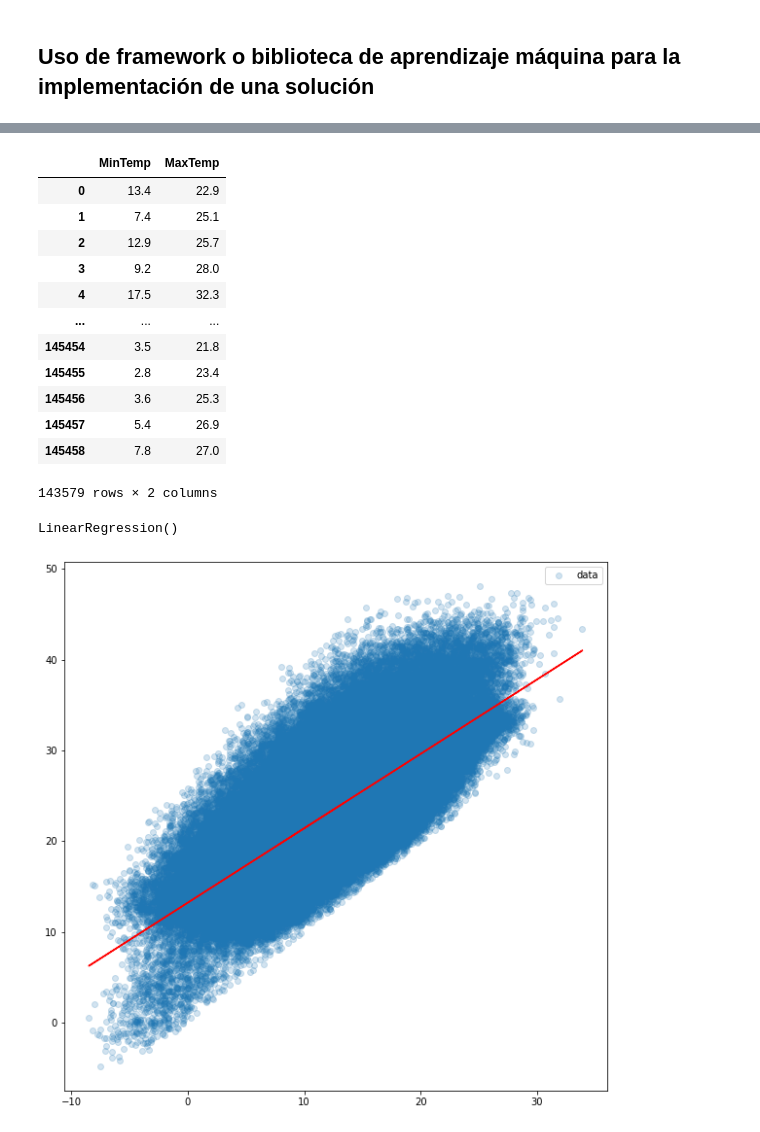
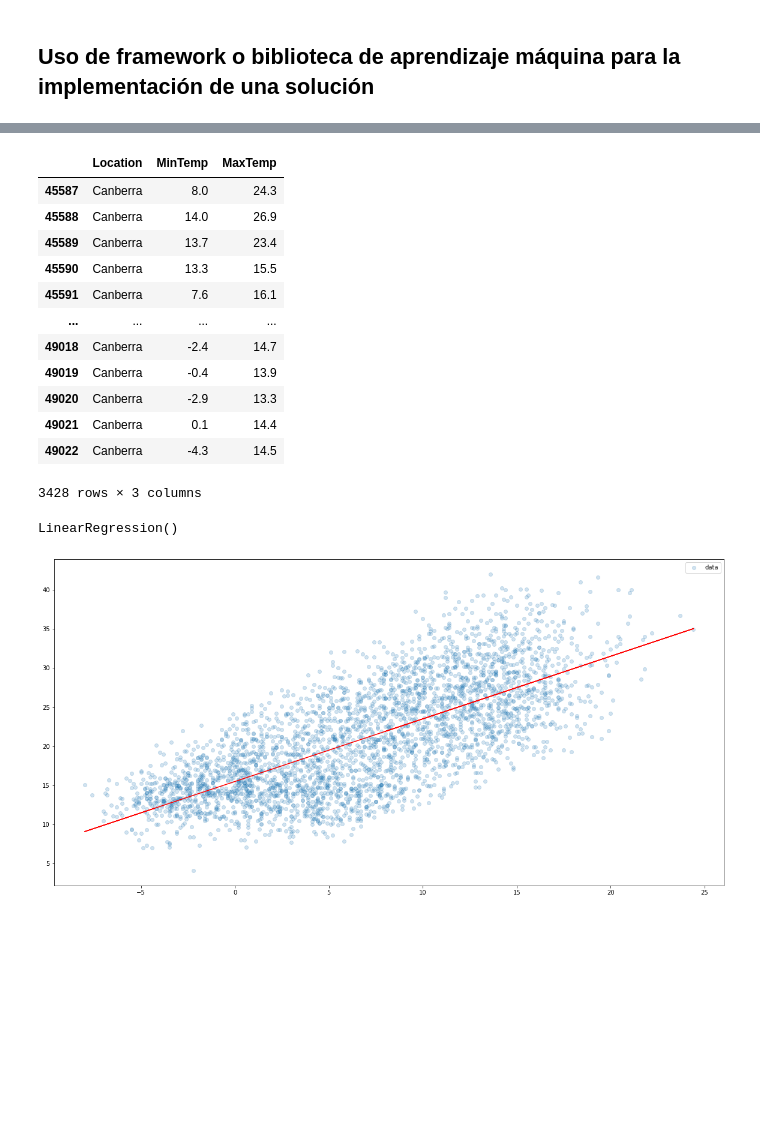
Before and after one commit to Keyuan01/TC3006C_Modulo2_ML, a Jupyter notebook: entregables/regresion_con_framework.ipynb, the cells around one changed output, grey strips where cells are left out. Cells and saved outputs as stored; diff of their text form; code cells hidden in the pictures; blank space fills up the shorter version.

Commit message:
Entregable 3 y correcciones de algunos detalles del modelo

```diff
--- a/entregables/regresion_con_framework.ipynb
+++ b/entregables/regresion_con_framework.ipynb
@@ -11,9 +11,12 @@ from sklearn.linear_model import LinearRegression
 # Importar dataset
 
 # Usar sólo las columnas necesarias
-columns = ['MinTemp', 'MaxTemp']
+columns = ['Location','MinTemp', 'MaxTemp']
 df = pd.read_csv("weatherAUS.csv", usecols= columns)
 
 # df = df.groupby(['Date'])[['MinTemp','MaxTemp']]
+
+# Sólo usar la ciudad de Canberra para establecer el modelo
+df = df[df['Location'] == 'Canberra']
 df
 # %% [output]
@@ -35,19 +38,19 @@ df
 df = df.dropna()
 df
 # %% [output]
-|  | MinTemp | MaxTemp |
-| 0 | 13.4 | 22.9 |
-| 1 | 7.4 | 25.1 |
-| 2 | 12.9 | 25.7 |
-| 3 | 9.2 | 28.0 |
-| 4 | 17.5 | 32.3 |
-| ... | ... | ... |
-| 145454 | 3.5 | 21.8 |
-| 145455 | 2.8 | 23.4 |
-| 145456 | 3.6 | 25.3 |
-| 145457 | 5.4 | 26.9 |
-| 145458 | 7.8 | 27.0 |
+|  | Location | MinTemp | MaxTemp |
+| 45587 | Canberra | 8.0 | 24.3 |
+| 45588 | Canberra | 14.0 | 26.9 |
+| 45589 | Canberra | 13.7 | 23.4 |
+| 45590 | Canberra | 13.3 | 15.5 |
+| 45591 | Canberra | 7.6 | 16.1 |
+| ... | ... | ... | ... |
+| 49018 | Canberra | -2.4 | 14.7 |
+| 49019 | Canberra | -0.4 | 13.9 |
+| 49020 | Canberra | -2.9 | 13.3 |
+| 49021 | Canberra | 0.1 | 14.4 |
+| 49022 | Canberra | -4.3 | 14.5 |
-143579 rows × 2 columns
+3428 rows × 3 columns
 # %%
 x = np.array(df['MinTemp']).reshape((-1,1))
 y = df['MaxTemp']
@@ -59,10 +62,10 @@ LinearRegression()
 # %%
 predicts = model.predict(x)
 # %%
-fig, ax = plt.subplots(figsize=(10, 10))
+fig, ax = plt.subplots(figsize=(20, 10))
 ax.plot(x, y, 'o',alpha=0.2, label="data")
 ax.plot(x, predicts, 'r-')
 ax.legend(loc='best')
 plt.show()
 # %% [output]
-[figure, old version]
+[figure, new version]
```
Also changed, not shown: parts of 1 cell of this notebook, 6 other files.
